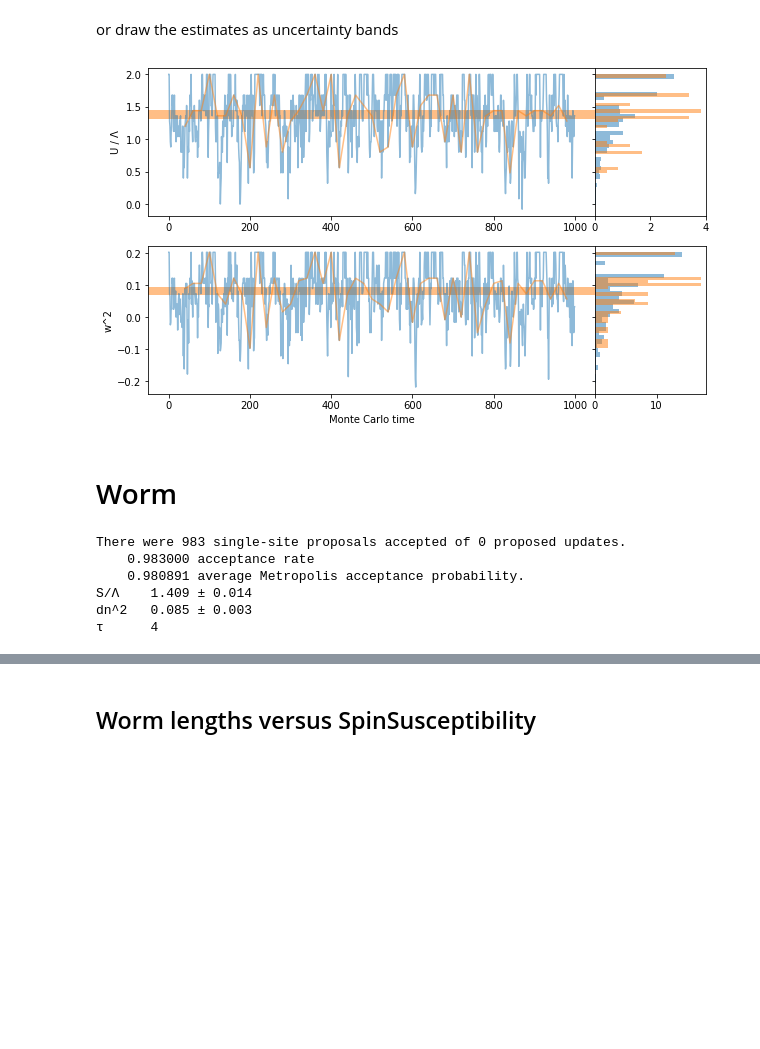
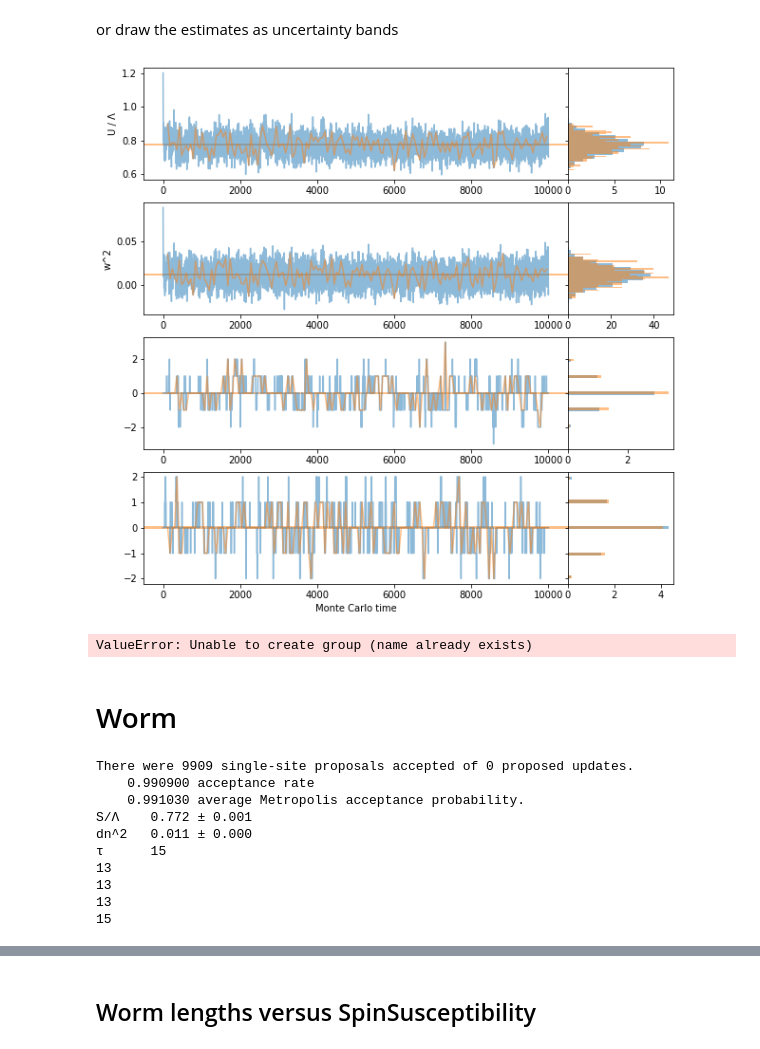
Before and after one commit to evanberkowitz/supervillain, a Jupyter notebook: workbooks/worm_vs_plaquette.ipynb, the cells around one changed output, grey strips where cells are left out. Drawn from its saved outputs; the diff is of its cells as text; code cells hidden in the pictures; blank space fills up the shorter version.

Commit message:
worm.py * Added some documentation worm_practice.ipynb * Changed autocorrelation calculations to include Wrapping observables * Updated graphing to include wrapping observables

```diff
--- a/workbooks/worm_vs_plaquette.ipynb
+++ b/workbooks/worm_vs_plaquette.ipynb
@@ -7,9 +7,9 @@ import matplotlib
 from cycler import cycler
 from tqdm.notebook import tqdm
 # %%
-N=5
+N=25
 L = sv.lattice.Lattice2D(N)
-bootstrap_resampling = 100
-configs = 1000
+bootstrap_resampling = 1000
+configs = 10000
 # %%
 import h5py as h5
@@ -43,8 +43,8 @@ def plot(ensemble, ax=None):
     If the axes are provided, plots Monte Carlo histories on those axes.
     '''
     if ax is None:
-        _, ax = plt.subplots(2,2,
-            figsize=(10, 6),
+        _, ax = plt.subplots(4,2,
+            figsize=(10, 10),
             gridspec_kw={'width_ratios': [4, 1], 'wspace': 0},
             sharey='row',
             squeeze=False
@@ -52,9 +52,14 @@ def plot(ensemble, ax=None):
 
     plot_history(ax[0], ensemble.index, ensemble.InternalEnergyDensity)
     plot_history(ax[1], ensemble.index, ensemble.WindingSquared)
+    plot_history(ax[2], ensemble.index, ensemble.TWrapping)
+    plot_history(ax[3], ensemble.index, ensemble.XWrapping)
+
 
     ax[0,0].set_ylabel('U / Λ')
     ax[1,0].set_ylabel('w^2')
+    ax[2,0].set_ylabel('T Wrapping')
+    ax[3,0].set_ylabel('X Wrapping')
     ax[-1,0].set_xlabel('Monte Carlo time')
 
     return ax
@@ -79,7 +84,7 @@ def band(ax, estimate, color=None):
 # %% [markdown]
 # Plaquette
 # %%
-kappa = 0.5
+kappa = 0.7
 S = sv.action.Worldline(L, kappa)
 p = sv.generator.constraint.PlaquetteUpdate(S)
 h = sv.generator.constraint.HolonomyUpdate(S)
@@ -93,11 +98,13 @@ print(f'dn^2   {error_format(naive_estimate(w.WindingSquared))}')
 
 autocorrelation = max([
     sv.analysis.autocorrelation_time(o)
-    for o in (w.InternalEnergyDensity, w.WindingSquared,
+    for o in (w.InternalEnergyDensity, w.WindingSquared, w.TWrapping, w.XWrapping,
               # Holonomies:
               w.configurations.m[:,0].sum(axis=2).sum(axis=1),
               w.configurations.m[:,1].sum(axis=2).sum(axis=1),
              )])
 
 print(f'τ      {autocorrelation}')
+for o in (w.InternalEnergyDensity, w.WindingSquared, w.TWrapping, w.XWrapping):
+    print(sv.analysis.autocorrelation_time(o))
 # %% [output]
@@ -152,14 +165,18 @@ or draw the estimates as uncertainty bands
 # %%
 ax = plot(w)
 ax = plot(w_independent, ax=ax)
 
 band(ax[0,0], bootstrap_estimate(b.InternalEnergyDensity))
 band(ax[1,0], bootstrap_estimate(b.WindingSquared))
+band(ax[2,0], bootstrap_estimate(b.TWrapping))
+band(ax[3,0], bootstrap_estimate(b.XWrapping))
 # %% [output]
-[figure, old version]
+[figure, new version]
 # %%
 with h5.File(storage, 'a') as f:
-    b.to_h5(f.create_group(f'/bootstrap/{kappa=}'))
+    b.to_h5(f.create_group(f'plaquette/bootstrap/{kappa=}'))
+# %% [output]
+ValueError: Unable to create group (name already exists)
 # %% [markdown]
 # Worm
 # %%
@@ -173,17 +189,23 @@ print(f'dn^2   {error_format(naive_estimate(w_worm.WindingSquared))}')
 
 autocorrelation = max([
     sv.analysis.autocorrelation_time(o)
-    for o in (w.InternalEnergyDensity, w.WindingSquared,
+    for o in (w_worm.InternalEnergyDensity, w_worm.WindingSquared, w_worm.TWrapping, w_worm.XWrapping,
               # Holonomies:
-              w.configurations.m[:,0].sum(axis=2).sum(axis=1),
-              w.configurations.m[:,1].sum(axis=2).sum(axis=1),
+              w_worm.configurations.m[:,0].sum(axis=2).sum(axis=1),
+              w_worm.configurations.m[:,1].sum(axis=2).sum(axis=1),
              )])
 
 print(f'τ      {autocorrelation}')
+for o in (w_worm.InternalEnergyDensity, w_worm.WindingSquared, w_worm.TWrapping, w_worm.XWrapping):
+    print(sv.analysis.autocorrelation_time(o))
 # %% [output]
-There were 983 single-site proposals accepted of 0 proposed updates.
-    0.983000 acceptance rate
-    0.980891 average Metropolis acceptance probability.
-S/Λ    1.409 ± 0.014
-dn^2   0.085 ± 0.003
-τ      4
+There were 9909 single-site proposals accepted of 0 proposed updates.
+    0.990900 acceptance rate
+    0.991030 average Metropolis acceptance probability.
+S/Λ    0.772 ± 0.001
+dn^2   0.011 ± 0.000
+τ      15
+13
+13
+13
+15
```
Also changed, not shown: parts of 21 cells of this notebook, 6 other files.
